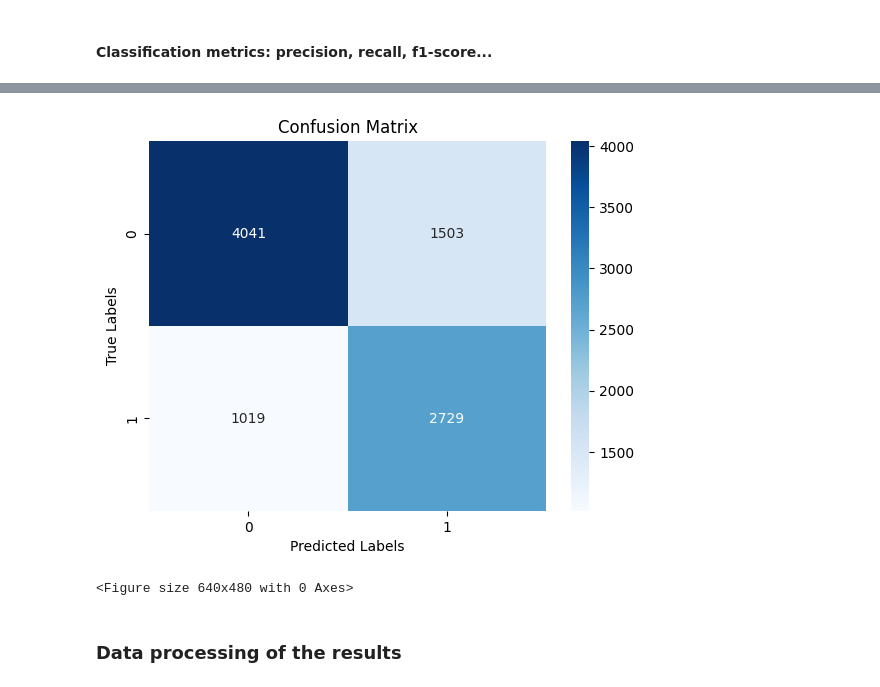
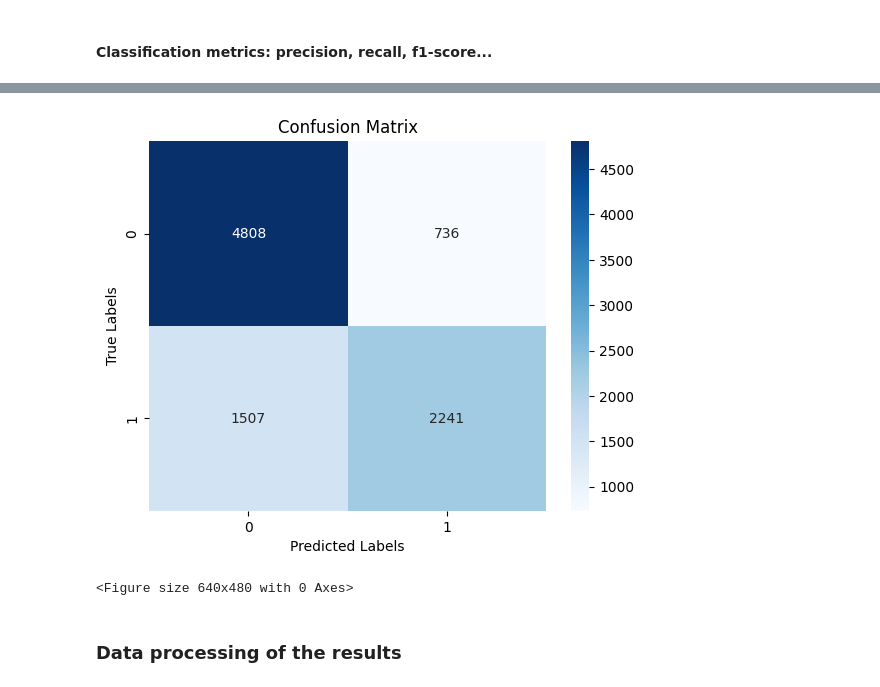
Before and after one commit to Jean-BaptisteCellier/NLP2024_Hallucination_detection_BiLSTM_CRF, a Jupyter notebook: BiLSTM_CRF.ipynb, the cells around one changed output, grey strips where cells are left out. Cells and saved outputs as stored; diff of their text form; code cells hidden in the pictures.

```diff
--- a/BiLSTM_CRF.ipynb
+++ b/BiLSTM_CRF.ipynb
@@ -237,16 +220,11 @@ importlib.reload(tv)
 # %%
-best_params = {'hidden_dim': 128, 'embedding_dim': 150, 'learning_rate': 0.005, 'batch_size': 8}
+best_params = {'hidden_dim': 128, 'embedding_dim': 250, 'learning_rate': 0.005, 'batch_size': 8}
 #with bio: learning_rate: 0.00385
 
 # Final training and evaluation
 train_loader, val_loader, test_loader = prep.create_data_loaders(train_data, val_data, test_data, batch_size=best_params["batch_size"])
 
-best_val_loss_overall = float('inf')
-best_model_state_overall = None
-
-for k in range(10):
-    print("Starting iteration", k+1)
-    current_model = mod.BiLSTM_CRF_Model(
+final_model = mod.BiLSTM_CRF_Model(
     vocab_size=vocab_size,
     embedding_dim=best_params["embedding_dim"],
     hidden_dim=best_params["hidden_dim"],
@@ -254,15 +232,13 @@ for k in range(10):
     padding_idx=padding_idx,
     additional_feature_dim=additional_feature_dim
 )
-    current_optimizer = torch.optim.Adam(current_model.parameters(), lr=best_params["learning_rate"], weight_decay=1e-5)
+final_optimizer = torch.optim.Adam(final_model.parameters(), lr=best_params["learning_rate"], weight_decay=1e-5)
 
-    train_losses, val_losses, val_predictions, val_true_labels, best_epoch_state = tv.train_model_bilstm_crf(
-    current_model, train_loader, val_loader, current_optimizer, epochs=5)
+best_val_loss_overall = float('inf')
+best_model_state_overall = None
 
-    min_val_loss_current_run = min(val_losses)
+train_losses, val_losses, val_predictions, val_true_labels, best_model_state = tv.train_model_bilstm_crf(
+    final_model, train_loader, val_loader, final_optimizer, epochs=5)
 
-    if min_val_loss_current_run < best_val_loss_overall:
-        best_val_loss_overall = min_val_loss_current_run
-        best_model_state_overall = best_epoch_state
-        print(f"Best model at iteration {k+1} with val loss {best_val_loss_overall}")
+final_model.load_state_dict(best_model_state)
 # %% [output]
@@ -339,0 +270,3 @@ weighted avg       0.74      0.73      0.73      9292
+# %%
+# /!\ CRF does not return probabilities/soft labels
+avg_loss, all_predictions, true_labels = eval.evaluate_model_bilstm_crf2(final_model, test_loader)
@@ -340,24 +285,24 @@ weighted avg       0.74      0.73      0.73      9292
 # %%
 import seaborn as sns
 
 if nb_classes == 2:
-    cm_bilstm = confusion_matrix(true_labels, active_preds)
+    cm_bilstm = confusion_matrix(true_labels, all_predictions)
     sns.heatmap(cm_bilstm, annot=True, fmt='d', cmap='Blues', xticklabels=["0","1"], yticklabels=["0","1"])
     plt.xlabel('Predicted Labels')
     plt.ylabel('True Labels')
     plt.title('Confusion Matrix')
     plt.show()
     plt.savefig("conf_matrix_en.png")
 if nb_classes == 3:
-    cm_bilstm = confusion_matrix(true_labels, active_preds)
+    cm_bilstm = confusion_matrix(true_labels, all_predictions)
     sns.heatmap(cm_bilstm, annot=True, fmt='d', cmap='Blues', xticklabels=["B","I","O"], yticklabels=["B","I","O"])
     plt.xlabel('Predicted Labels')
     plt.ylabel('True Labels')
     plt.title('Confusion Matrix')
     plt.show()
     plt.savefig("conf_matrix_en.png")
 # %% [output]
-[figure, old version]
+[figure, new version]
 <Figure size 640x480 with 0 Axes>
 # %% [markdown]
 ### Data processing of the results
```
Also changed, not shown: parts of 14 cells of this notebook, 3 other files.
